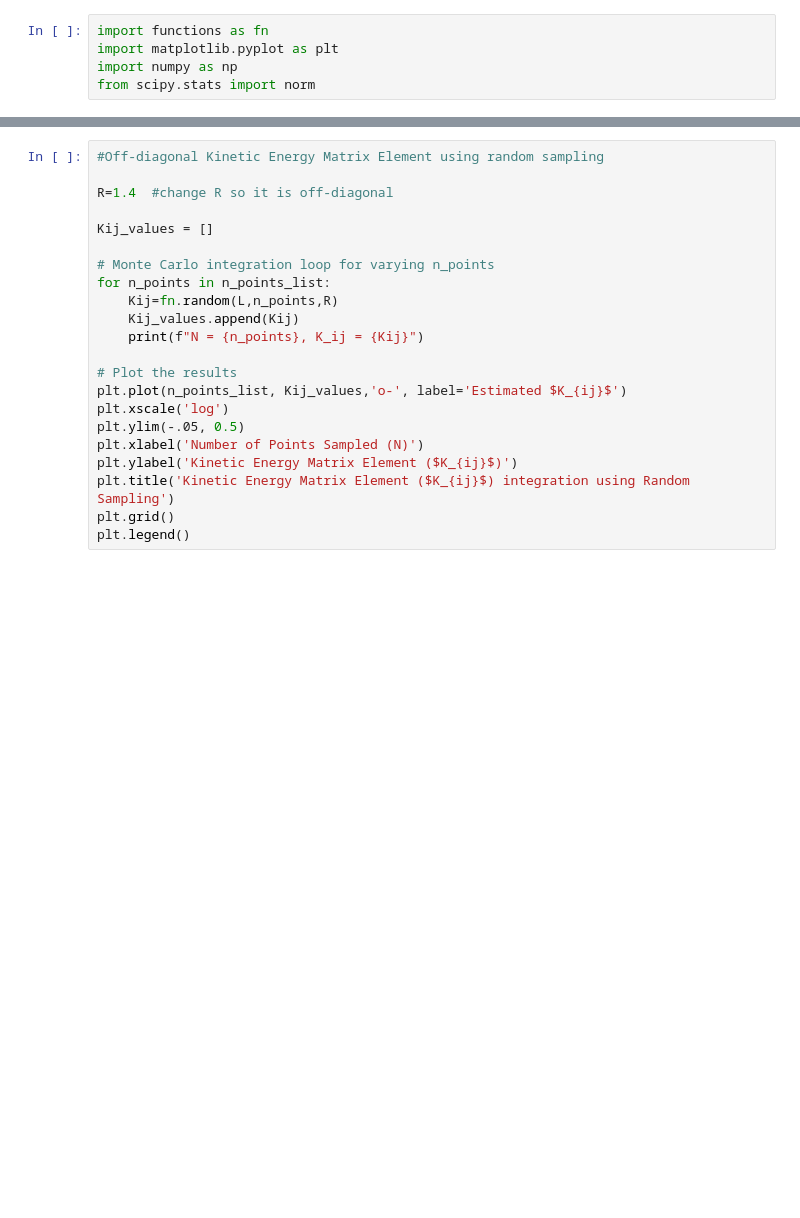
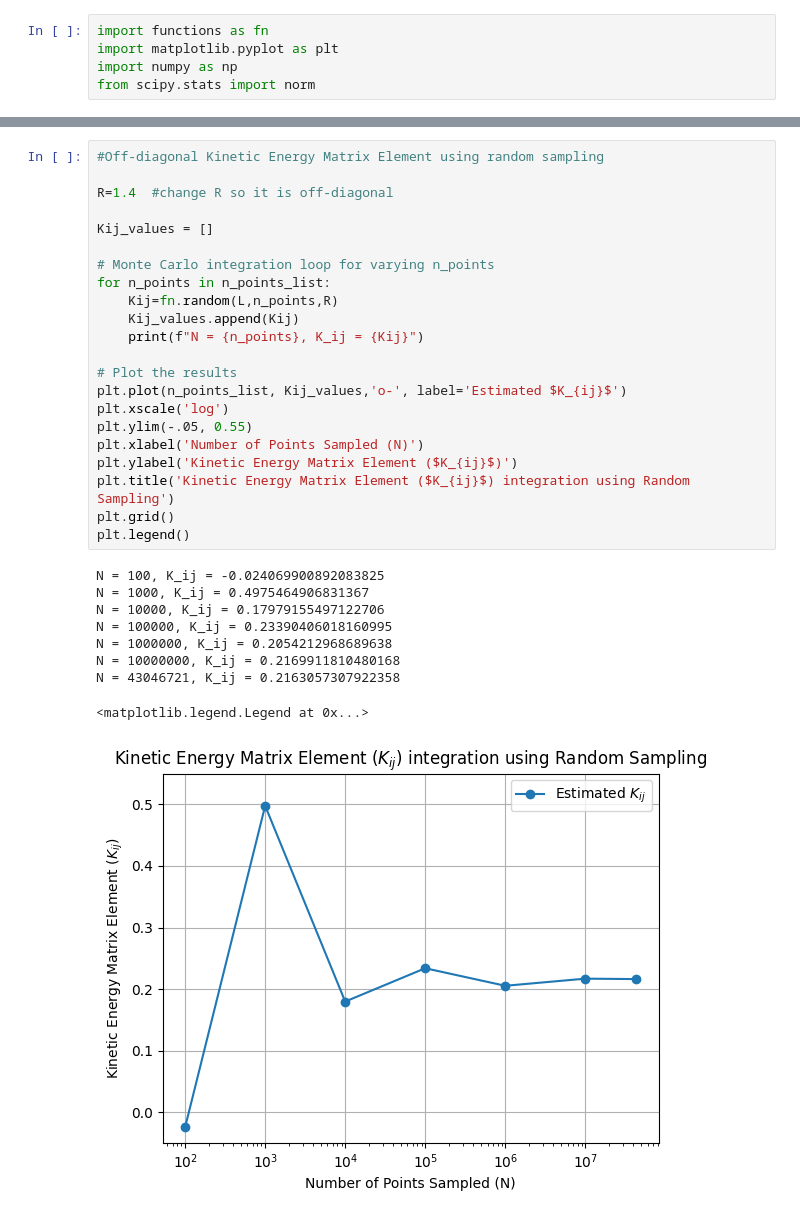
Before and after one commit to bridgetsfe1/comp-prob-solv, a Jupyter notebook: homework-5-grad/grad_graphs.ipynb, the cells around one changed output, grey strips where cells are left out. Cells and saved outputs as stored; diff of their text form; blank space fills up the shorter version.

```diff
--- a/homework-5-grad/grad_graphs.ipynb
+++ b/homework-5-grad/grad_graphs.ipynb
@@ -56,25 +69,35 @@ plt.show()
 # %%
 #Off-diagonal Kinetic Energy Matrix Element using random sampling
 
 R=1.4  #change R so it is off-diagonal
 
 Kij_values = []
 
 # Monte Carlo integration loop for varying n_points
 for n_points in n_points_list:
     Kij=fn.random(L,n_points,R)
     Kij_values.append(Kij)
     print(f"N = {n_points}, K_ij = {Kij}")
 
 # Plot the results
 plt.plot(n_points_list, Kij_values,'o-', label='Estimated $K_{ij}$')
 plt.xscale('log')
-plt.ylim(-.05, 0.5)
+plt.ylim(-.05, 0.55)
 plt.xlabel('Number of Points Sampled (N)')
 plt.ylabel('Kinetic Energy Matrix Element ($K_{ij}$)')
 plt.title('Kinetic Energy Matrix Element ($K_{ij}$) integration using Random Sampling')
 plt.grid()
 plt.legend()
+# %% [output]
+N = 100, K_ij = -0.024069900892083825
+N = 1000, K_ij = 0.4975464906831367
+N = 10000, K_ij = 0.17979155497122706
+N = 100000, K_ij = 0.23390406018160995
+N = 1000000, K_ij = 0.2054212968689638
+N = 10000000, K_ij = 0.2169911810480168
+N = 43046721, K_ij = 0.2163057307922358
+<matplotlib.legend.Legend at 0x...>
+[figure, added]
 # %%
 #Off-diagonal Kinetic Energy Matrix Element using normal distribution importance sampling
 
```
Also changed, not shown: parts of 3 cells of this notebook, 1 other file.
